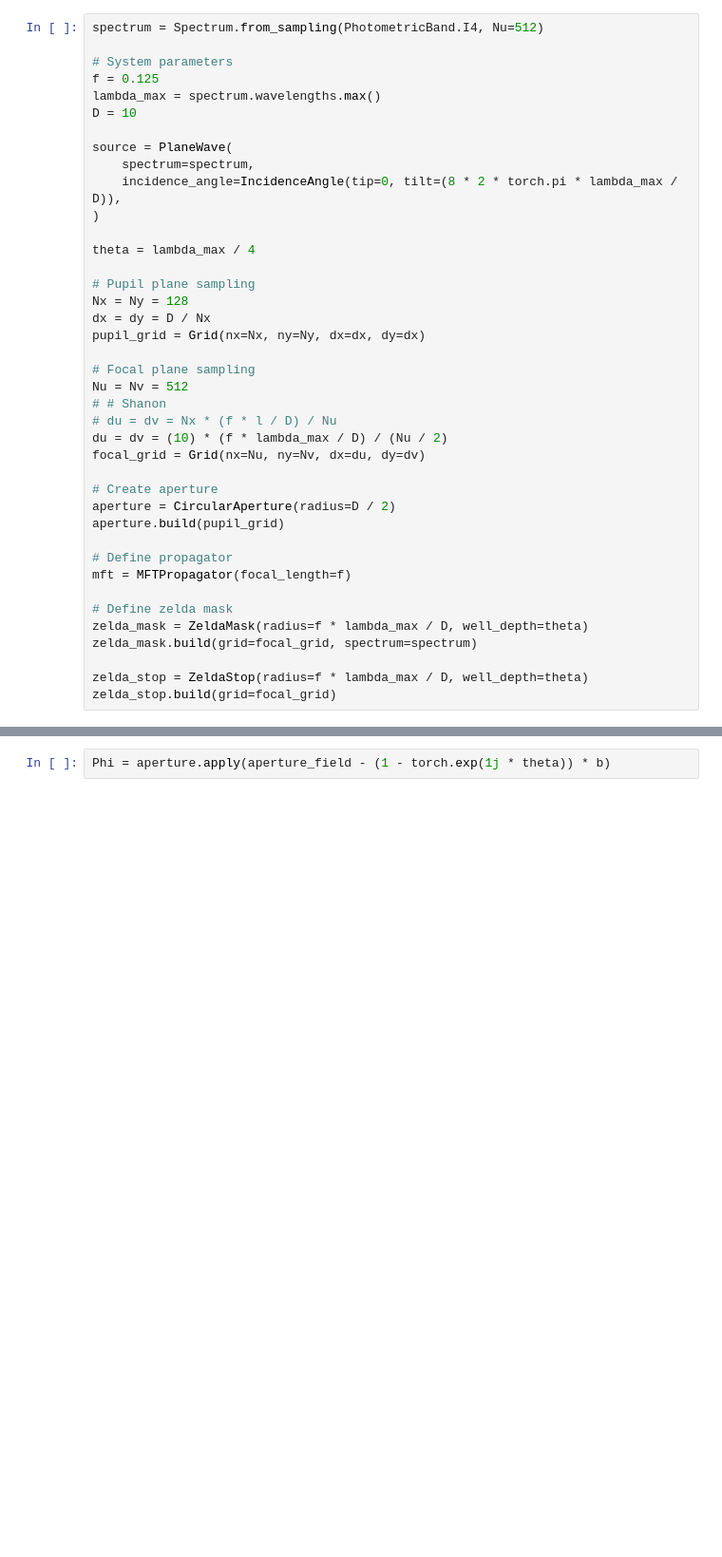
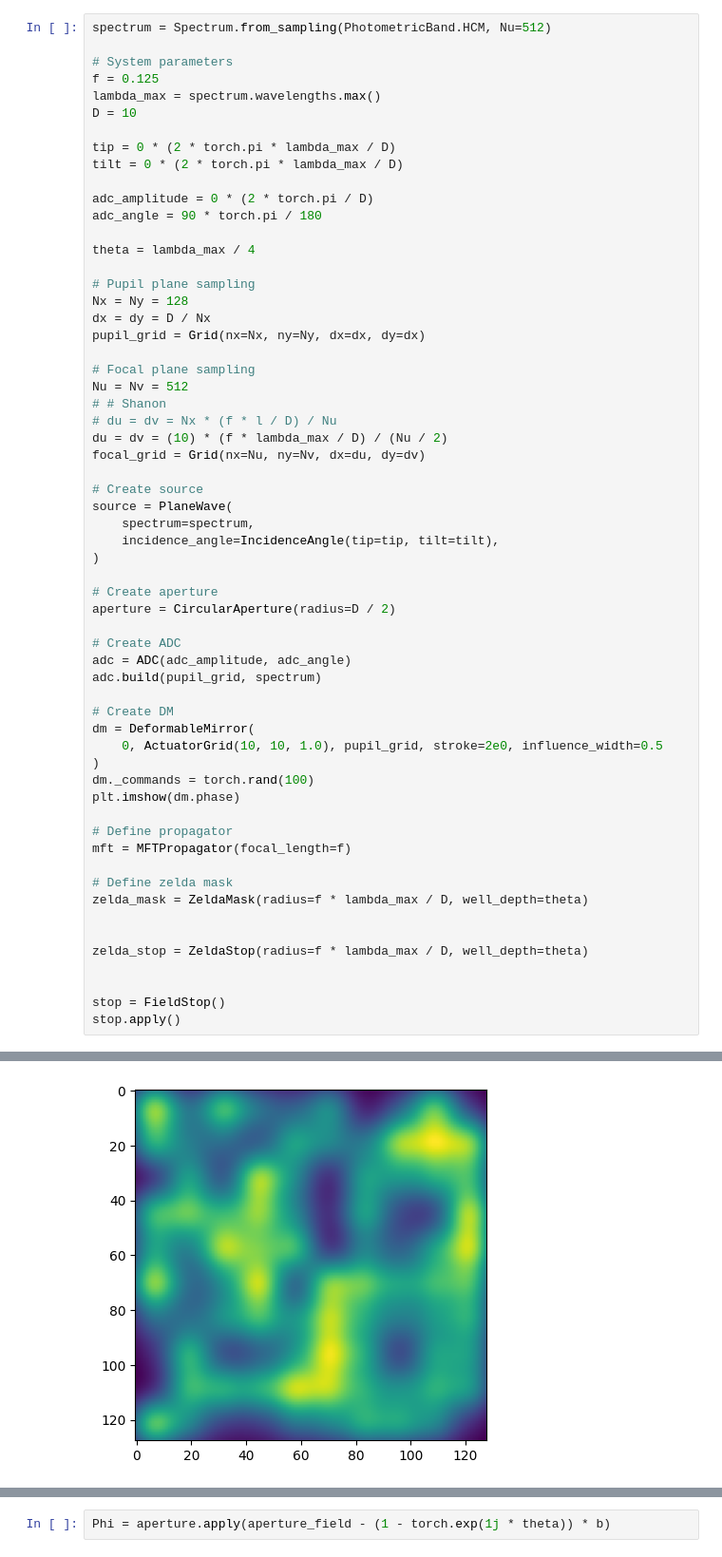
Before and after one commit to bidou2002/fiatlux, a Jupyter notebook: test.ipynb, the cells around one changed output, grey strips where cells are left out. Shown at 95% size. Saved outputs shown, nothing was run; the diff lists cells and outputs as text; blank space fills up the shorter version.

```diff
--- a/test.ipynb
+++ b/test.ipynb
@@ -11,17 +17,18 @@ from fiatlux.utils.converter import FocalPlaneConverter
 import matplotlib.pyplot as plt
 from matplotlib.colors import LogNorm
 # %%
-spectrum = Spectrum.from_sampling(PhotometricBand.I4, Nu=512)
+spectrum = Spectrum.from_sampling(PhotometricBand.HCM, Nu=512)
 
 # System parameters
 f = 0.125
 lambda_max = spectrum.wavelengths.max()
 D = 10
 
-source = PlaneWave(
-    spectrum=spectrum,
-    incidence_angle=IncidenceAngle(tip=0, tilt=(8 * 2 * torch.pi * lambda_max / D)),
-)
+tip = 0 * (2 * torch.pi * lambda_max / D)
+tilt = 0 * (2 * torch.pi * lambda_max / D)
+
+adc_amplitude = 0 * (2 * torch.pi / D)
+adc_angle = 90 * torch.pi / 180
 
 theta = lambda_max / 4
 
@@ -37,16 +44,36 @@ Nu = Nv = 512
 du = dv = (10) * (f * lambda_max / D) / (Nu / 2)
 focal_grid = Grid(nx=Nu, ny=Nv, dx=du, dy=dv)
 
+# Create source
+source = PlaneWave(
+    spectrum=spectrum,
+    incidence_angle=IncidenceAngle(tip=tip, tilt=tilt),
+)
+
 # Create aperture
 aperture = CircularAperture(radius=D / 2)
-aperture.build(pupil_grid)
+
+# Create ADC
+adc = ADC(adc_amplitude, adc_angle)
+adc.build(pupil_grid, spectrum)
+
+# Create DM
+dm = DeformableMirror(
+    0, ActuatorGrid(10, 10, 1.0), pupil_grid, stroke=2e0, influence_width=0.5
+)
+dm._commands = torch.rand(100)
+plt.imshow(dm.phase)
 
 # Define propagator
 mft = MFTPropagator(focal_length=f)
 
 # Define zelda mask
 zelda_mask = ZeldaMask(radius=f * lambda_max / D, well_depth=theta)
-zelda_mask.build(grid=focal_grid, spectrum=spectrum)
+
 
 zelda_stop = ZeldaStop(radius=f * lambda_max / D, well_depth=theta)
-zelda_stop.build(grid=focal_grid)
+
+
+stop = FieldStop()
+stop.apply()
+# %% [output]
@@ -53,3 +81,4 @@ zelda_stop.build(grid=focal_grid)
+[figure, added]
 # %%
 # Create input field
 field = source.generate_field(pupil_grid)
```
Also changed, not shown: parts of 5 cells of this notebook, 15 other files.
